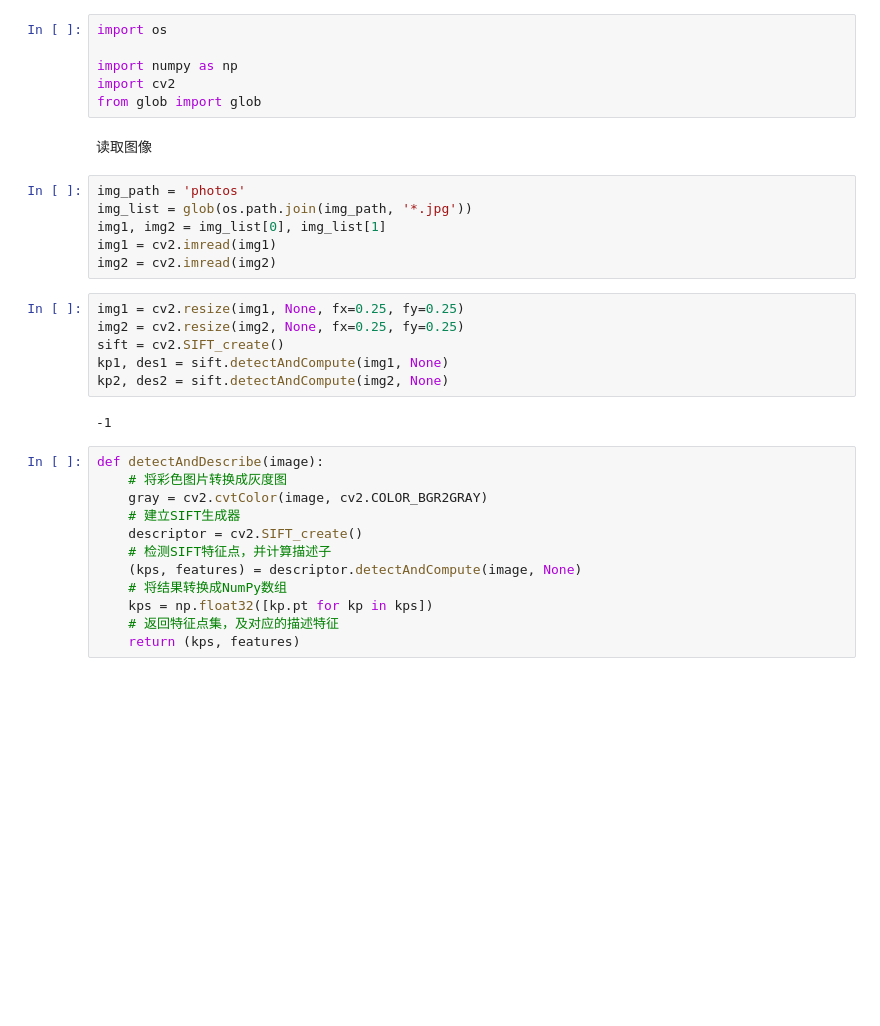
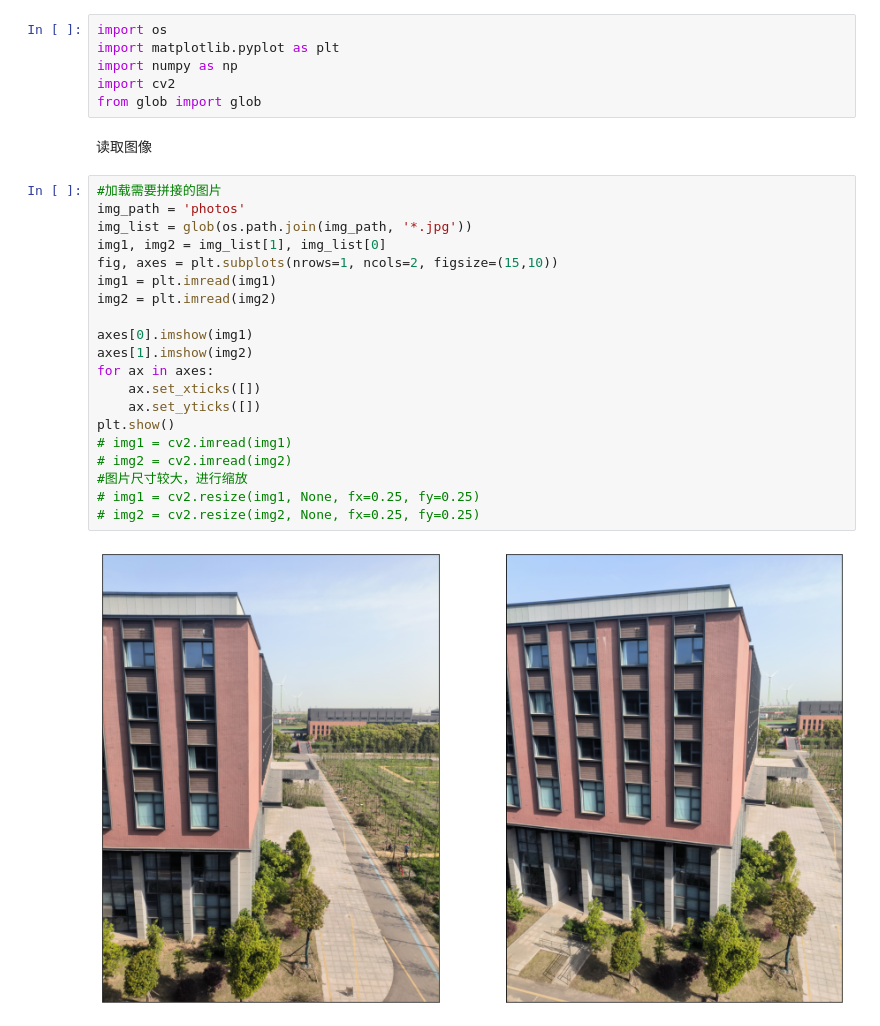
Before and after one commit to h10666/cv, a Jupyter notebook: 计算机视觉实践-练习1/main.ipynb, the cells around one changed output. Saved outputs shown, nothing was run; the diff lists cells and outputs as text; blank space fills up the shorter version.

```diff
--- a/计算机视觉实践-练习1/main.ipynb
+++ b/计算机视觉实践-练习1/main.ipynb
@@ -1,34 +1,30 @@
 # %%
 import os
-
+import matplotlib.pyplot as plt
 import numpy as np
 import cv2
 from glob import glob
 # %% [markdown]
 读取图像
-# %%
-img_path = 'photos'
-img_list = glob(os.path.join(img_path, '*.jpg'))
-img1, img2 = img_list[0], img_list[1]
-img1 = cv2.imread(img1)
-img2 = cv2.imread(img2)
-# %%
-img1 = cv2.resize(img1, None, fx=0.25, fy=0.25)
-img2 = cv2.resize(img2, None, fx=0.25, fy=0.25)
-sift = cv2.SIFT_create()
-kp1, des1 = sift.detectAndCompute(img1, None)
-kp2, des2 = sift.detectAndCompute(img2, None)
-# %% [output]
--1
-# %%
-def detectAndDescribe(image):
-    # 将彩色图片转换成灰度图
-    gray = cv2.cvtColor(image, cv2.COLOR_BGR2GRAY)
-    # 建立SIFT生成器
-    descriptor = cv2.SIFT_create()
-    # 检测SIFT特征点，并计算描述子
-    (kps, features) = descriptor.detectAndCompute(image, None)
-    # 将结果转换成NumPy数组
-    kps = np.float32([kp.pt for kp in kps])
-    # 返回特征点集，及对应的描述特征
-    return (kps, features)
+# %%
+#加载需要拼接的图片
+img_path = 'photos'
+img_list = glob(os.path.join(img_path, '*.jpg'))
+img1, img2 = img_list[1], img_list[0]
+fig, axes = plt.subplots(nrows=1, ncols=2, figsize=(15,10))
+img1 = plt.imread(img1)
+img2 = plt.imread(img2)
+
+axes[0].imshow(img1)
+axes[1].imshow(img2)
+for ax in axes:
+    ax.set_xticks([])
+    ax.set_yticks([])
+plt.show()
+# img1 = cv2.imread(img1)
+# img2 = cv2.imread(img2)
+#图片尺寸较大，进行缩放
+# img1 = cv2.resize(img1, None, fx=0.25, fy=0.25)
+# img2 = cv2.resize(img2, None, fx=0.25, fy=0.25)
+# %% [output]
+[figure, added]
```
Also changed, not shown: parts of 8 cells of this notebook, 4 other files.
